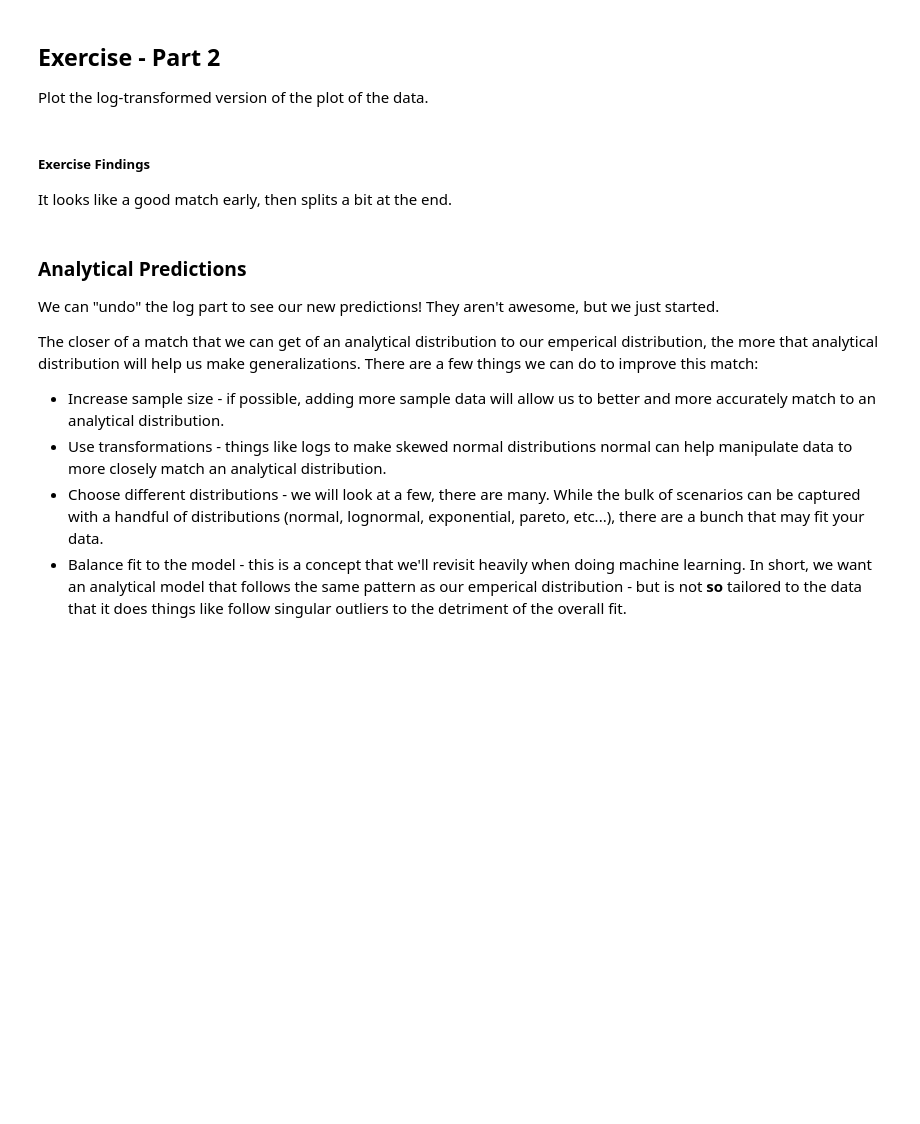
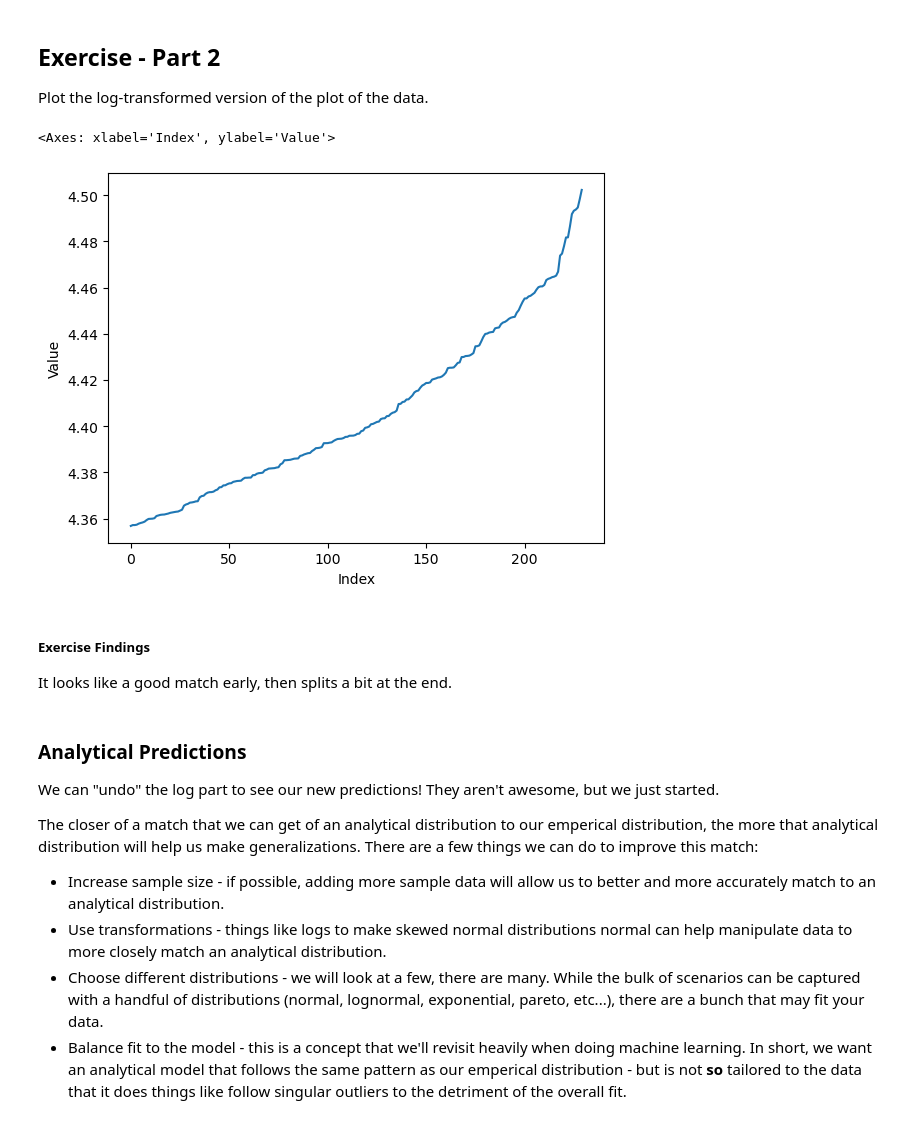
Before and after one commit to SedemSetor/Basic_Stats_in_Python_Student_Repository, a Jupyter notebook: 007_DistributionsExample.ipynb, the cells around one changed output. Cells and saved outputs as stored; diff of their text form; code cells hidden in the pictures; blank space fills up the shorter version.

```diff
--- a/007_DistributionsExample.ipynb
+++ b/007_DistributionsExample.ipynb
@@ -211,3 +272,9 @@ ex_fit=np.exp(ex_m * ex_x + ex_b)
+# %%
+# Plot
+sns.lineplot(x=ex_x, y=ex_y)
+# %% [output]
+<Axes: xlabel='Index', ylabel='Value'>
+[figure, added]
 # %% [markdown]
 ##### Exercise Findings
 
```
Also changed, not shown: parts of 24 cells of this notebook, 5 other files.
